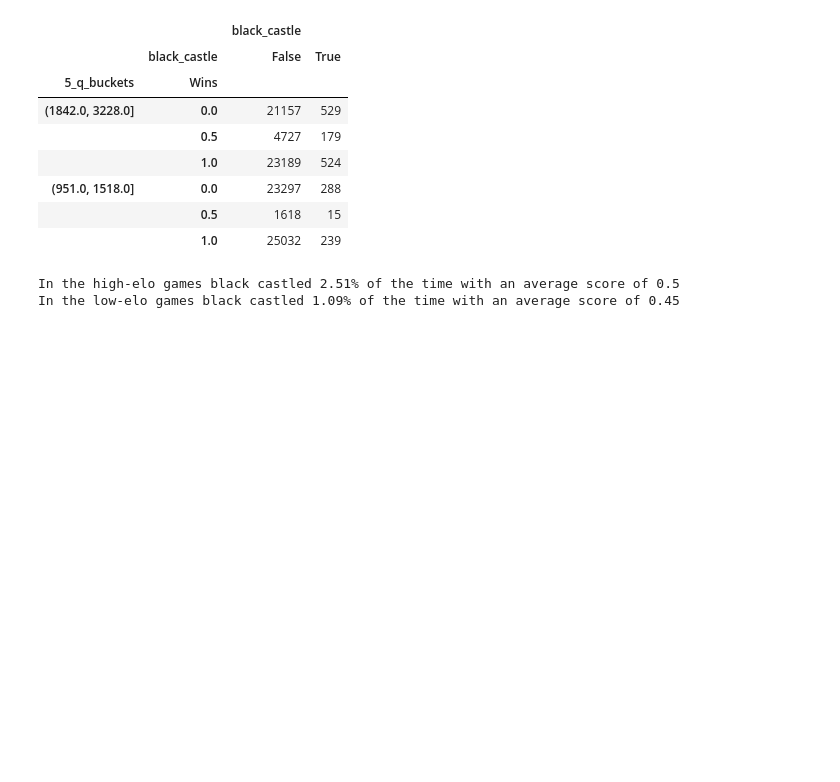
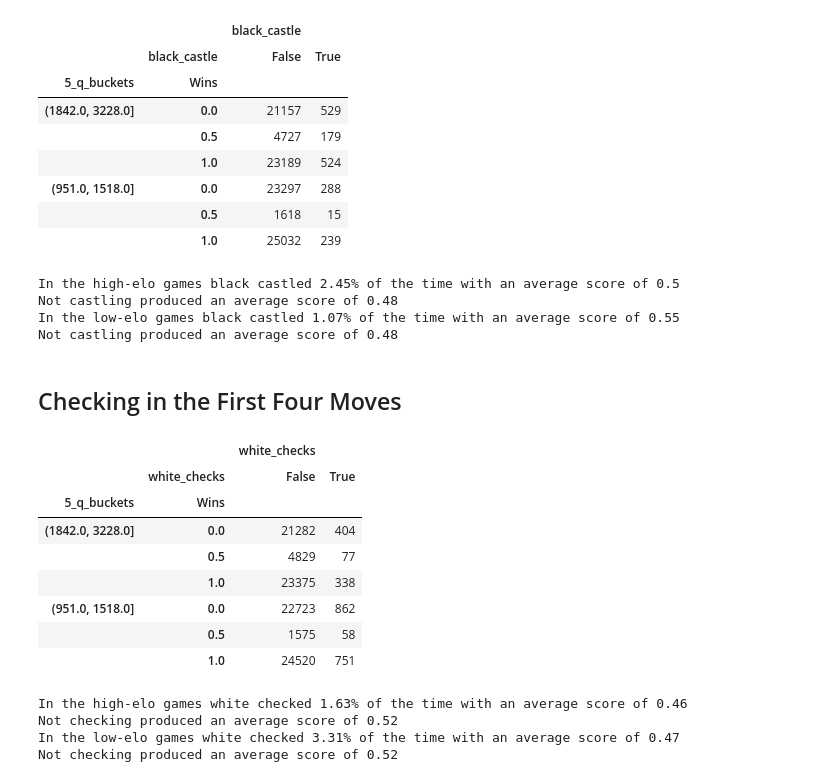
Before and after one commit to crawftv/chessdb, a Jupyter notebook: FICS_exploration.ipynb, the cells around one changed output. Drawn from its saved outputs; the diff is of its cells as text; code cells hidden in the pictures; blank space fills up the shorter version.

```diff
--- a/FICS_exploration.ipynb
+++ b/FICS_exploration.ipynb
@@ -283,12 +328,44 @@ b.groupby(['5_q_buckets','black_castle','Wins']).agg({'black_castle':np.size}).u
 |  | 0.5 | 1618 | 15 |
 |  | 1.0 | 25032 | 239 |
 # %%
-hbc = (1232/49073)*100
-hbcwr = (524+ 179/2)/(529+524+179)
-lbc = (542/49947)*100
-lbcwr = (239 +15/2) / (288+15+239)
+hbc = (1232/50305)*100
+hbcwr = (529+ 179/2)/(529+524+179)
+lbc = (542/50489)*100
+lbcwr = (288 +15/2) / (288+15+239)
 print("In the high-elo games black castled " +str(round(hbc,2))+ "% of the time" + " with an average score of " +str(round(hbcwr,2)))
+print("Not castling produced an average score of " + str( round( (21157 + 4727/2)/ (21157+4727+23189), 2 ) ) )
 print("In the low-elo games black castled " +str(round(lbc,2))+ "% of the time" +" with an average score of " +str(round(lbcwr,2)))
+print("Not castling produced an average score of " + str( round( (23297 + 1618/2)/ (23297+1618+25032), 2 ) ) )
 # %% [output]
-In the high-elo games black castled 2.51% of the time with an average score of 0.5
-In the low-elo games black castled 1.09% of the time with an average score of 0.45
+In the high-elo games black castled 2.45% of the time with an average score of 0.5
+Not castling produced an average score of 0.48
+In the low-elo games black castled 1.07% of the time with an average score of 0.55
+Not castling produced an average score of 0.48
+# %% [markdown]
+## Checking in the First Four Moves
+# %%
+b.groupby(['5_q_buckets','white_checks','Wins']).agg({'white_checks':np.size}).unstack(level=1)
+# %% [output]
+|  |  | white_checks |  |
+|  | white_checks | False | True |
+| 5_q_buckets | Wins |  |  |
+| (1842.0, 3228.0] | 0.0 | 21282 | 404 |
+|  | 0.5 | 4829 | 77 |
+|  | 1.0 | 23375 | 338 |
+| (951.0, 1518.0] | 0.0 | 22723 | 862 |
+|  | 0.5 | 1575 | 58 |
+|  | 1.0 | 24520 | 751 |
+# %%
+hbc = (819/50305)*100
+hbcwr = (338+ 77/2)/(338+77+404)
+lbc = (1671/50489)*100
+lbcwr = (751+ 58/2)/(751+58+862)
+print("In the high-elo games white checked " +str(round(hbc,2))+ "% of the time" + " with an average score of " +str(round(hbcwr,2)))
+print("Not checking produced an average score of " + str( round( (23375 + 4829/2)/ (23375+4829+21282), 2 ) ) )
+print("In the low-elo games white checked " +str(round(lbc,2))+ "% of the time" +" with an average score of " +str(round(lbcwr,2)))
+print("Not checking produced an average score of " + str( round( (24520 + 1575/2)/ (24520+1575+22723), 2 ) ) )
+# %% [output]
+In the high-elo games white checked 1.63% of the time with an average score of 0.46
+Not checking produced an average score of 0.52
+In the low-elo games white checked 3.31% of the time with an average score of 0.47
+Not checking produced an average score of 0.52
```
Also changed, not shown: parts of 14 cells of this notebook, 6 other files.
